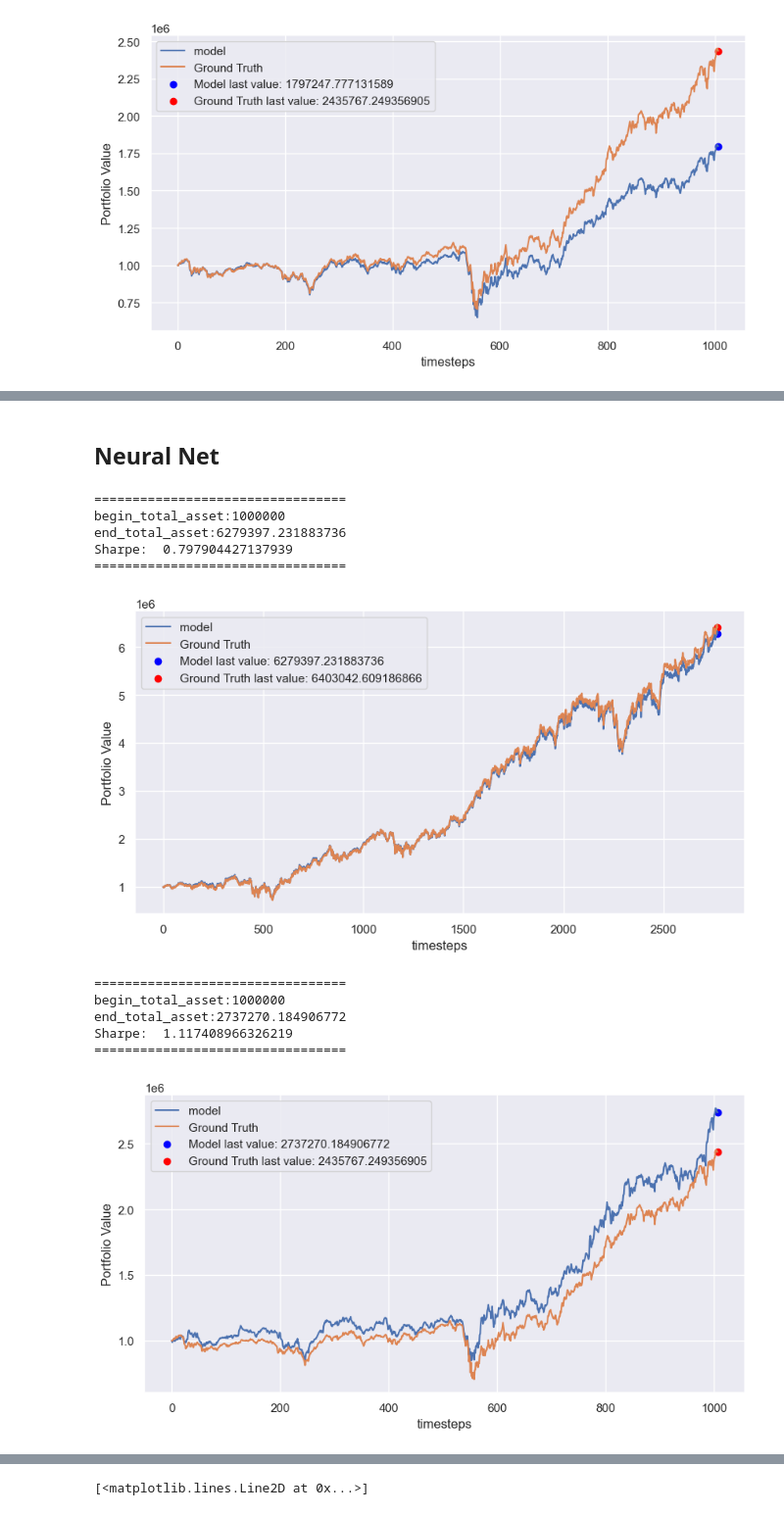
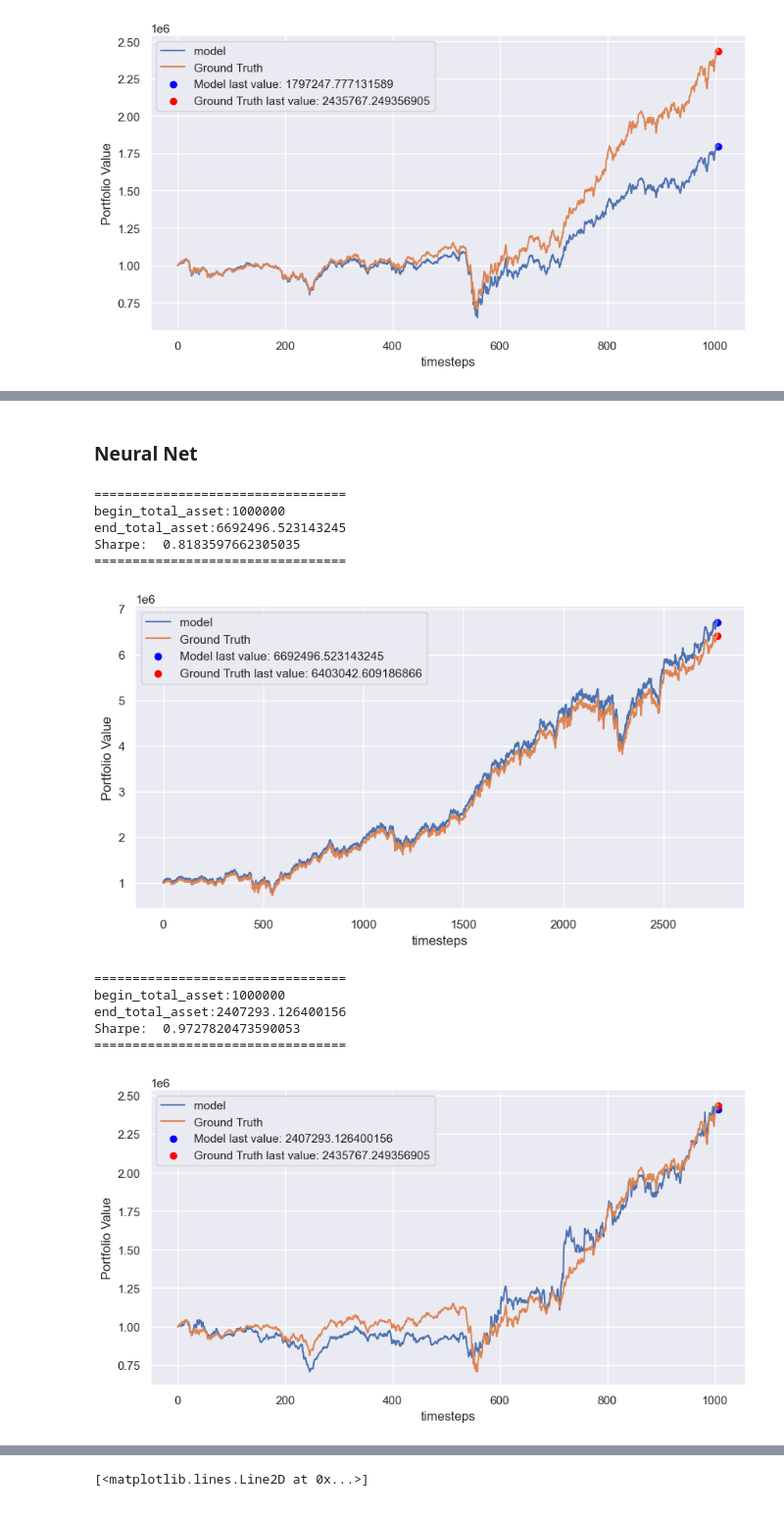
Before and after one commit to AI4Finance-Foundation/FinRL_Imitation_Learning, a Jupyter notebook: Imitation_Sandbox.ipynb, the cells around one changed output, grey strips where cells are left out. Shown at 98% size. Cells and saved outputs as stored; diff of their text form; code cells hidden in the pictures.

```diff
--- a/Imitation_Sandbox.ipynb
+++ b/Imitation_Sandbox.ipynb
@@ -412,17 +458,0 @@ Notes:
-# %%
-# Set seeds
-seed = 0
-e_train_gym.seed(seed)
-e_train_gym.action_space.seed(seed)
-torch.manual_seed(seed)
-np.random.seed(seed)
-
-# Prepare dataset
-X = X.astype(np.float32)
-Y = Y.astype(np.float32)
-X_trade = X_trade.astype(np.float32)
-Y_trade = Y_trade.astype(np.float32)
-
-train_dataset = Dataset(X.values.reshape(-1, stock_dimension*feature_dimension), Y.values.reshape(-1, stock_dimension))
-train_dataloader = torch.utils.data.DataLoader(train_dataset, batch_size=256, shuffle=True)
-trade_dataset = Dataset(X_trade.values.reshape(-1, stock_dimension*feature_dimension), Y_trade.values.reshape(-1, stock_dimension))
@@ -525,29 +552,30 @@ Covariance Type:            nonrobust
 Notes:
 [1] Standard Errors assume that the covariance matrix of the errors is correctly specified.
 # %% [markdown]
-## Neural Net
+### Neural Net
 # %%
 class NeuralNet(nn.Module):
-	def __init__(self, state_dim, action_dim, max_action):
-		super(NeuralNet, self).__init__()
-		self.l1 = nn.Linear(state_dim, 128)
-		self.l2 = nn.Linear(128, 128)
-		self.l3 = nn.Linear(128, action_dim)
-		self.max_action = max_action
+    def __init__(self, state_dim, action_dim, hidden_dim, max_action):
+        super(NeuralNet, self).__init__()
+        self.l1 = nn.Linear(state_dim, hidden_dim)
+        self.l2 = nn.Linear(hidden_dim, hidden_dim)
+        self.l3 = nn.Linear(hidden_dim, action_dim)
+        self.max_action = max_action
 
-	def forward(self, state):
-		a = F.relu(self.l1(state))
-		a = F.relu(self.l2(a))
-		return self.max_action * F.softmax(self.l3(a))
+    def forward(self, state):
+        a = F.relu(self.l1(state))
+        a = F.relu(self.l2(a))
+        return self.max_action * F.softmax(self.l3(a))
 # %%
 ann = NeuralNet(state_dim=stock_dimension*feature_dimension,
                 action_dim=stock_dimension,
+                hidden_dim=256,
                 max_action=float(e_train_gym.action_space.high[0]))
 
 # Define the loss function and optimizer
 loss_function = nn.MSELoss()
 optimizer = torch.optim.Adam(ann.parameters(), lr=3e-4)
-num_epochs = 10000
+num_epochs = 5000
 
 # Train the model
 for epoch in range(num_epochs):
@@ -560,26 +588,26 @@ for epoch in range(num_epochs):
 # %%
 # train
 ann_fit = ann(train_dataset.X).detach().numpy()
 _ = StockPortfolioEnv.sample_from_env(i=0, env=e_train_gym, weights=ann_fit)
 ann_portfolio_train = e_train_gym.asset_memory
-plot_portfolio(ann_portfolio_train, true_portfolio_train)
+plot_portfolio(ann_portfolio_train, retail_portfolio_train)
 
 # trade
 ann_trade = ann(trade_dataset.X).detach().numpy()
 _ = StockPortfolioEnv.sample_from_env(i=0, env=e_trade_gym, weights=ann_trade)
 ann_portfolio_trade = e_trade_gym.asset_memory
-plot_portfolio(ann_portfolio_trade, true_portfolio_trade)
+plot_portfolio(ann_portfolio_trade, retail_portfolio_trade)
 # %% [output]
 =================================
 begin_total_asset:1000000
-end_total_asset:6279397.231883736
-Sharpe:  0.797904427137939
+end_total_asset:6692496.523143245
+Sharpe:  0.8183597662305035
 =================================
-[figure, old version]
+[figure, new version]
 =================================
 begin_total_asset:1000000
-end_total_asset:2737270.184906772
-Sharpe:  1.117408966326219
+end_total_asset:2407293.126400156
+Sharpe:  0.9727820473590053
 =================================
-[figure, old version]
+[figure, new version]
 # %%
```
Also changed, not shown: parts of 60 cells of this notebook, 7 other files.
